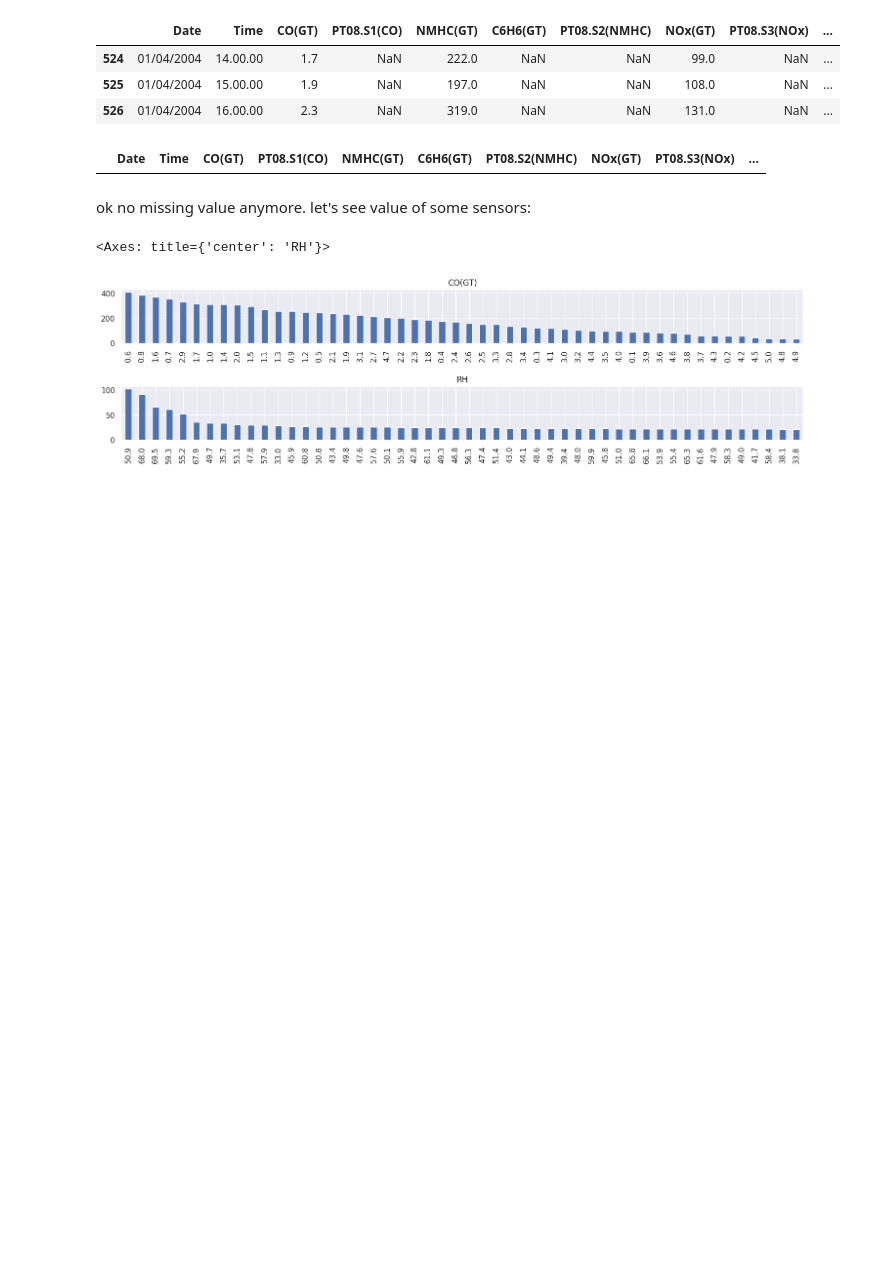
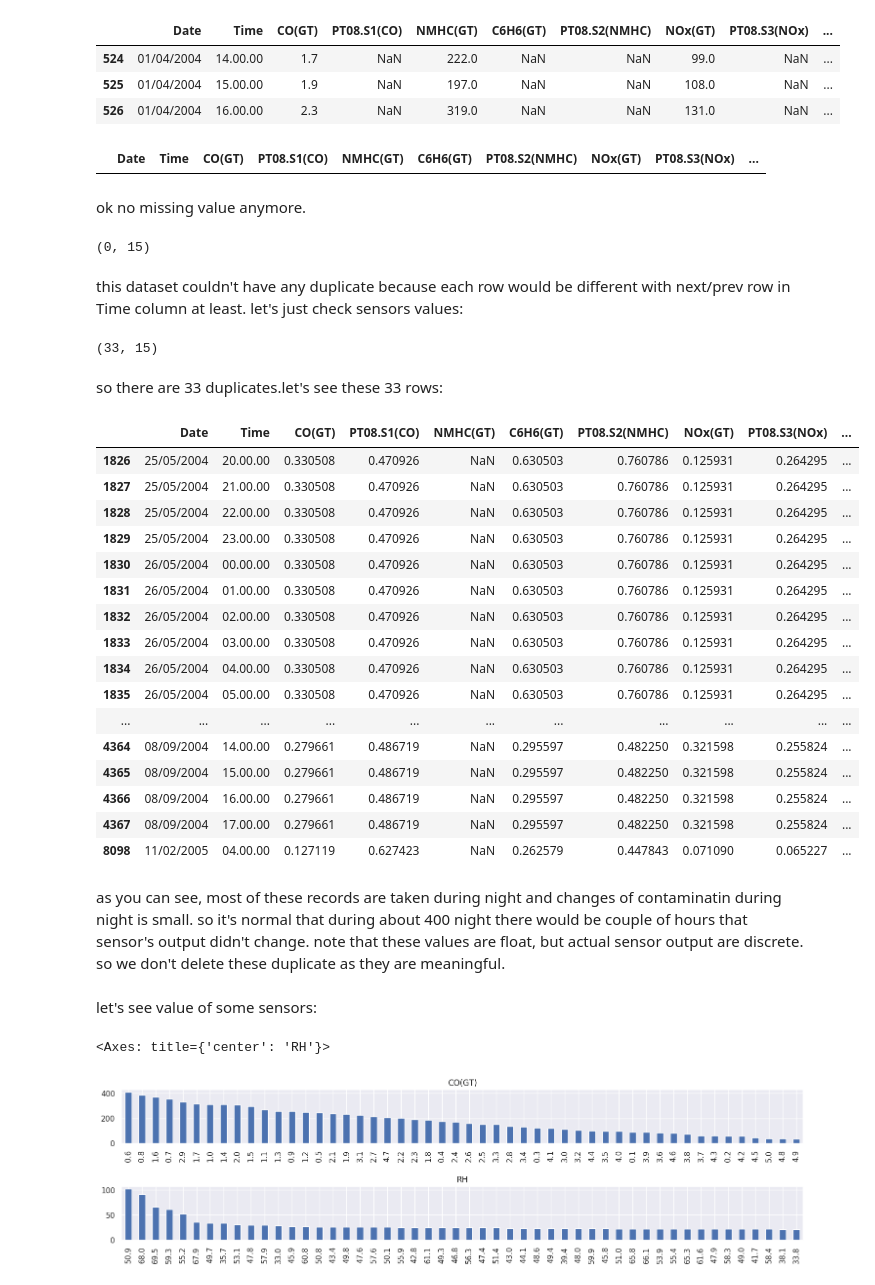
Before and after one commit to meyssamrostamzadeh/My-PlayGround, a Jupyter notebook: ADS-2023/HW_02_Rostamzadeh_sarmadi.ipynb, the cells around one changed output. Drawn from its saved outputs; the diff is of its cells as text; code cells hidden in the pictures; blank space fills up the shorter version.

Commit message:
dealing with duplicates

```diff
--- a/ADS-2023/HW_02_Rostamzadeh_sarmadi.ipynb
+++ b/ADS-2023/HW_02_Rostamzadeh_sarmadi.ipynb
@@ -201,8 +201,44 @@ for col in col_list:
 df[(df[col_list[12]].isnull())]
 # %% [output]
 |  | Date | Time | CO(GT) | PT08.S1(CO) | NMHC(GT) | C6H6(GT) | PT08.S2(NMHC) | NOx(GT) | PT08.S3(NOx) | ... |
+# %% [markdown]
+ok no missing value anymore.
+# %%
+df[df.duplicated()].shape
+# %% [output]
+(0, 15)
+# %% [markdown]
+this dataset couldn't have any duplicate because each row would be different with next/prev row in Time column at least. let's just check sensors values:
+# %%
+df[df[col_list].duplicated()].shape
+# %% [output]
+(33, 15)
+# %% [markdown]
+so there are 33 duplicates.let's see these 33 rows:
+# %%
+df[df[col_list].duplicated()]
+# %% [output]
+|  | Date | Time | CO(GT) | PT08.S1(CO) | NMHC(GT) | C6H6(GT) | PT08.S2(NMHC) | NOx(GT) | PT08.S3(NOx) | ... |
+| 1826 | 25/05/2004 | 20.00.00 | 0.330508 | 0.470926 | NaN | 0.630503 | 0.760786 | 0.125931 | 0.264295 | ... |
+| 1827 | 25/05/2004 | 21.00.00 | 0.330508 | 0.470926 | NaN | 0.630503 | 0.760786 | 0.125931 | 0.264295 | ... |
+| 1828 | 25/05/2004 | 22.00.00 | 0.330508 | 0.470926 | NaN | 0.630503 | 0.760786 | 0.125931 | 0.264295 | ... |
+| 1829 | 25/05/2004 | 23.00.00 | 0.330508 | 0.470926 | NaN | 0.630503 | 0.760786 | 0.125931 | 0.264295 | ... |
+| 1830 | 26/05/2004 | 00.00.00 | 0.330508 | 0.470926 | NaN | 0.630503 | 0.760786 | 0.125931 | 0.264295 | ... |
+| 1831 | 26/05/2004 | 01.00.00 | 0.330508 | 0.470926 | NaN | 0.630503 | 0.760786 | 0.125931 | 0.264295 | ... |
+| 1832 | 26/05/2004 | 02.00.00 | 0.330508 | 0.470926 | NaN | 0.630503 | 0.760786 | 0.125931 | 0.264295 | ... |
+| 1833 | 26/05/2004 | 03.00.00 | 0.330508 | 0.470926 | NaN | 0.630503 | 0.760786 | 0.125931 | 0.264295 | ... |
+| 1834 | 26/05/2004 | 04.00.00 | 0.330508 | 0.470926 | NaN | 0.630503 | 0.760786 | 0.125931 | 0.264295 | ... |
+| 1835 | 26/05/2004 | 05.00.00 | 0.330508 | 0.470926 | NaN | 0.630503 | 0.760786 | 0.125931 | 0.264295 | ... |
+| ... | ... | ... | ... | ... | ... | ... | ... | ... | ... | ... |
+| 4364 | 08/09/2004 | 14.00.00 | 0.279661 | 0.486719 | NaN | 0.295597 | 0.482250 | 0.321598 | 0.255824 | ... |
+| 4365 | 08/09/2004 | 15.00.00 | 0.279661 | 0.486719 | NaN | 0.295597 | 0.482250 | 0.321598 | 0.255824 | ... |
+| 4366 | 08/09/2004 | 16.00.00 | 0.279661 | 0.486719 | NaN | 0.295597 | 0.482250 | 0.321598 | 0.255824 | ... |
+| 4367 | 08/09/2004 | 17.00.00 | 0.279661 | 0.486719 | NaN | 0.295597 | 0.482250 | 0.321598 | 0.255824 | ... |
+| 8098 | 11/02/2005 | 04.00.00 | 0.127119 | 0.627423 | NaN | 0.262579 | 0.447843 | 0.071090 | 0.065227 | ... |
+# %% [markdown]
+as you can see, most of these records are taken during night and changes of contaminatin during night is small. so it's normal that during about 400 night there would be couple of hours that sensor's output didn't change. note that these values are float, but actual sensor output are discrete. so we don't delete these duplicate as they are meaningful.
 # %% [markdown]
-ok no missing value anymore. let's see value of some sensors:
+ let's see value of some sensors:
 # %%
 fig, axes = plt.subplots(nrows=2, ncols=1)
 plt.subplots_adjust(left=0.1,
```
